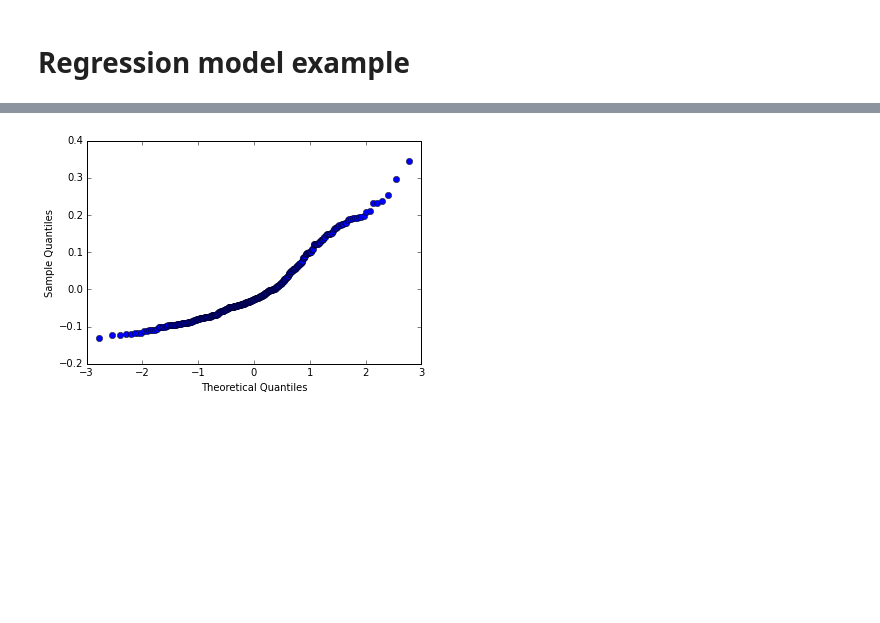
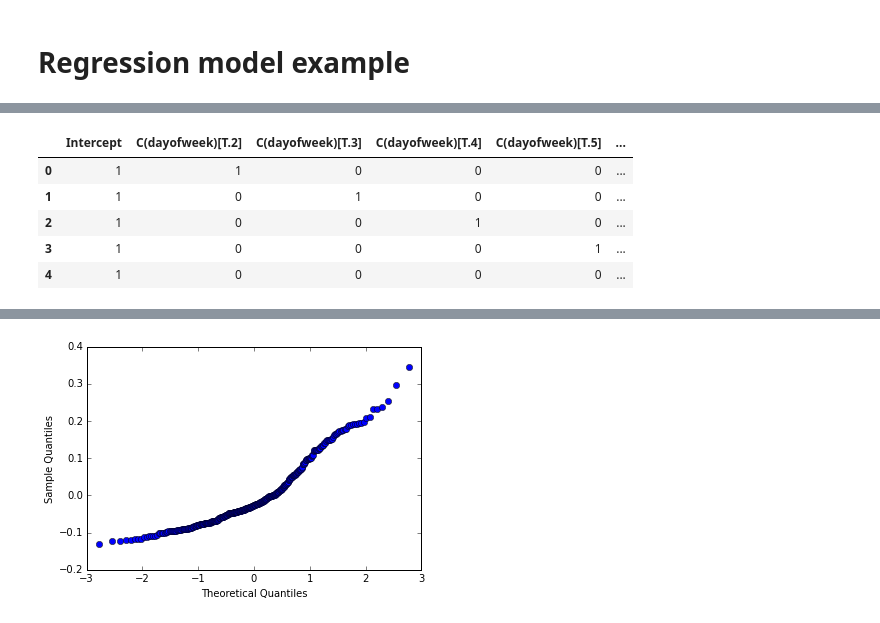
Before and after one commit to christlc/pycon2015hk, a Jupyter notebook: Pycon_talk_notebook.ipynb, the cells around one changed output, grey strips where cells are left out. Drawn from its saved outputs; the diff is of its cells as text; code cells hidden in the pictures; blank space fills up the shorter version.

```diff
--- a/Pycon_talk_notebook.ipynb
+++ b/Pycon_talk_notebook.ipynb
@@ -126,3 +126,14 @@ OLS Regression Results
 | Prob(Omnibus): | 0.000 | Jarque-Bera (JB): | 71.497 |
 | Skew: | 1.051 | Prob(JB): | 2.98e-16 |
 | Kurtosis: | 3.532 | Cond. No. | 7.88 |
+# %%
+import patsy
+y,X = patsy.dmatrices('is_late ~ C(dayofweek)', late_df, return_type='dataframe')
+X.head()
+# %% [output]
+|  | Intercept | C(dayofweek)[T.2] | C(dayofweek)[T.3] | C(dayofweek)[T.4] | C(dayofweek)[T.5] | ... |
+| 0 | 1 | 1 | 0 | 0 | 0 | ... |
+| 1 | 1 | 0 | 1 | 0 | 0 | ... |
+| 2 | 1 | 0 | 0 | 1 | 0 | ... |
+| 3 | 1 | 0 | 0 | 0 | 1 | ... |
+| 4 | 1 | 0 | 0 | 0 | 0 | ... |
```
Also changed, not shown: parts of 5 cells of this notebook, 2 other files.
